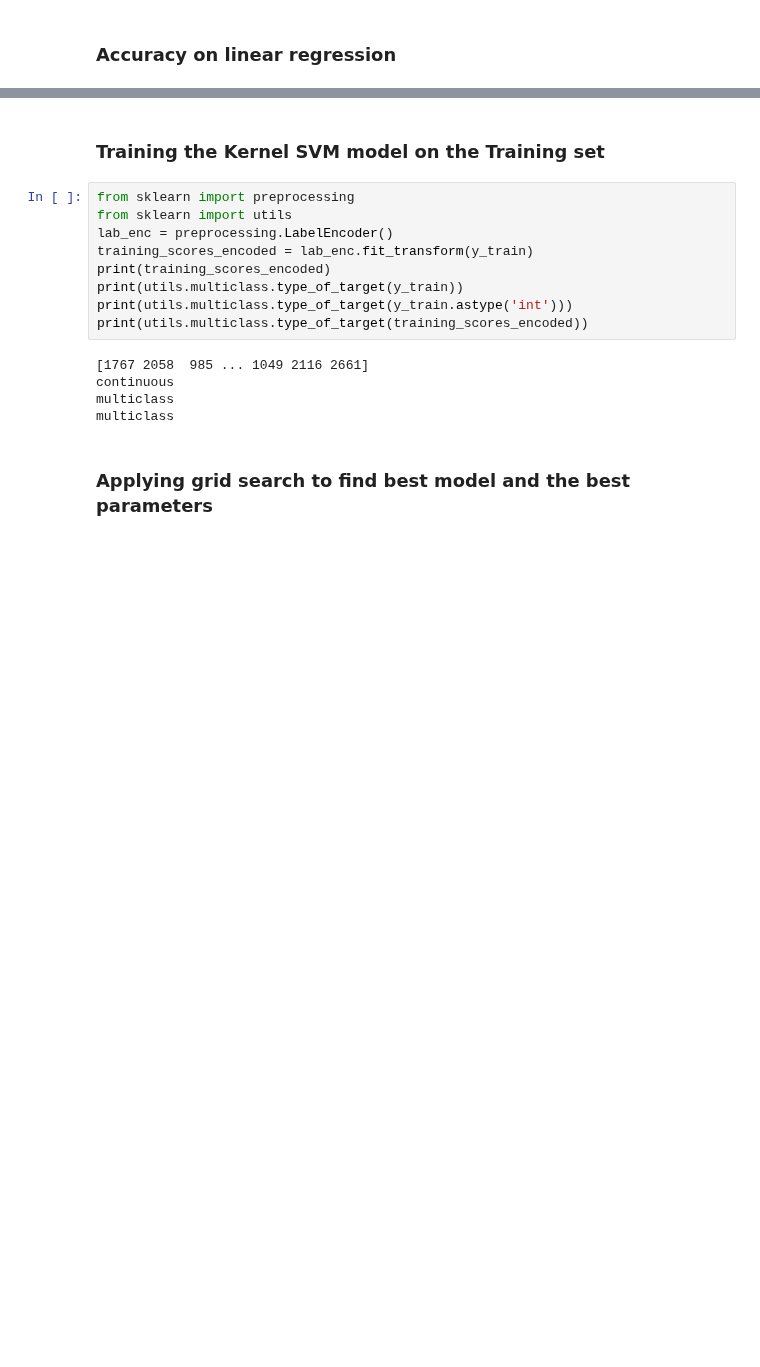
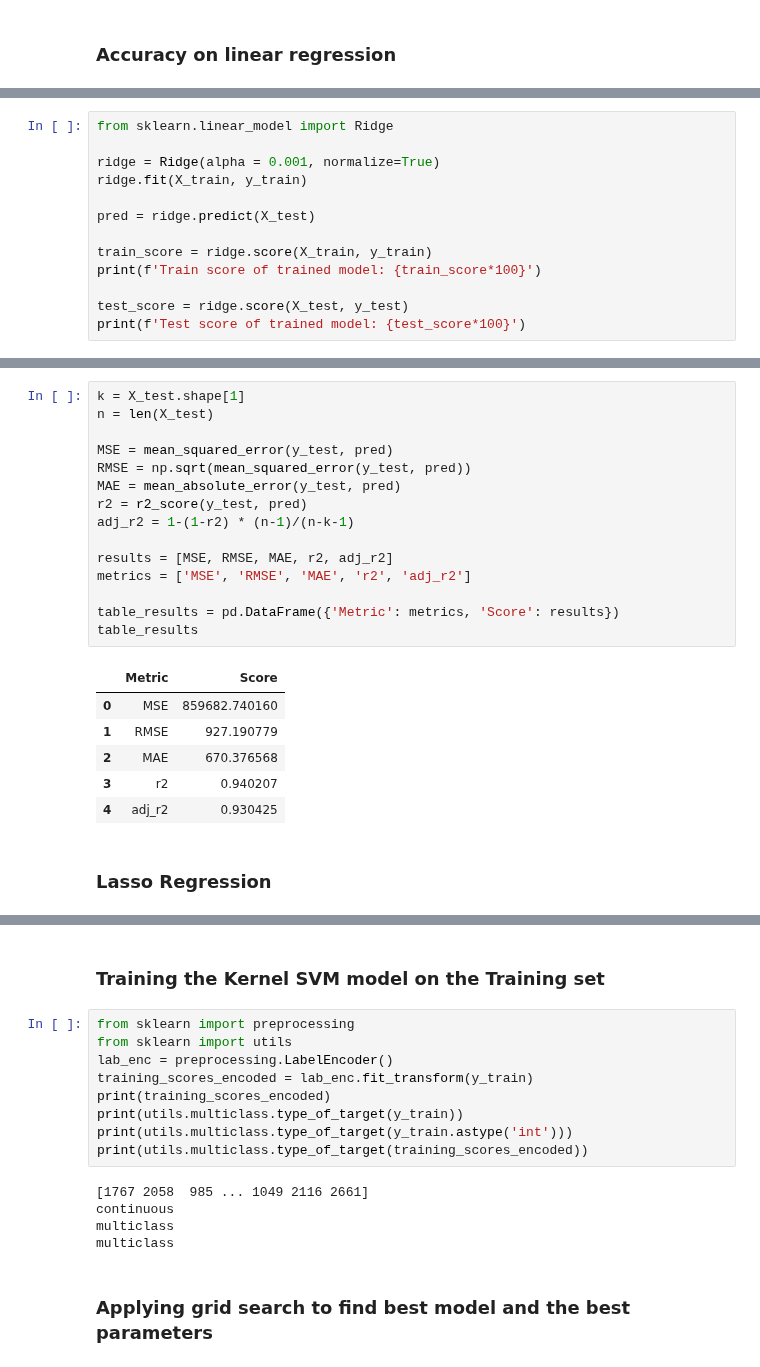
Before and after one commit to riya2509/Bitcoin-Price-Prediction, a Jupyter notebook: Algorithms/Data1_Autoencoder_YeoJohnsonAlgo.ipynb, the cells around one changed output, grey strips where cells are left out. Cells and saved outputs as stored; diff of their text form; blank space fills up the shorter version.

```diff
--- a/Algorithms/Data1_Autoencoder_YeoJohnsonAlgo.ipynb
+++ b/Algorithms/Data1_Autoencoder_YeoJohnsonAlgo.ipynb
@@ -126,0 +145,13 @@ regressor.score(X_test,y_test)
+# %%
+from sklearn.linear_model import Ridge
+
+ridge = Ridge(alpha = 0.001, normalize=True)
+ridge.fit(X_train, y_train)
+
+pred = ridge.predict(X_test)
+
+train_score = ridge.score(X_train, y_train)
+print(f'Train score of trained model: {train_score*100}')
+
+test_score = ridge.score(X_test, y_test)
+print(f'Test score of trained model: {test_score*100}')
@@ -126,0 +174,24 @@ regressor.score(X_test,y_test)
+# %%
+k = X_test.shape[1]
+n = len(X_test)
+
+MSE = mean_squared_error(y_test, pred)
+RMSE = np.sqrt(mean_squared_error(y_test, pred))
+MAE = mean_absolute_error(y_test, pred)
+r2 = r2_score(y_test, pred)
+adj_r2 = 1-(1-r2) * (n-1)/(n-k-1)
+
+results = [MSE, RMSE, MAE, r2, adj_r2]
+metrics = ['MSE', 'RMSE', 'MAE', 'r2', 'adj_r2']
+
+table_results = pd.DataFrame({'Metric': metrics, 'Score': results})
+table_results
+# %% [output]
+|  | Metric | Score |
+| 0 | MSE | 859682.740160 |
+| 1 | RMSE | 927.190779 |
+| 2 | MAE | 670.376568 |
+| 3 | r2 | 0.940207 |
+| 4 | adj_r2 | 0.930425 |
+# %% [markdown]
+### Lasso Regression
```
Also changed, not shown: parts of 20 cells of this notebook.
